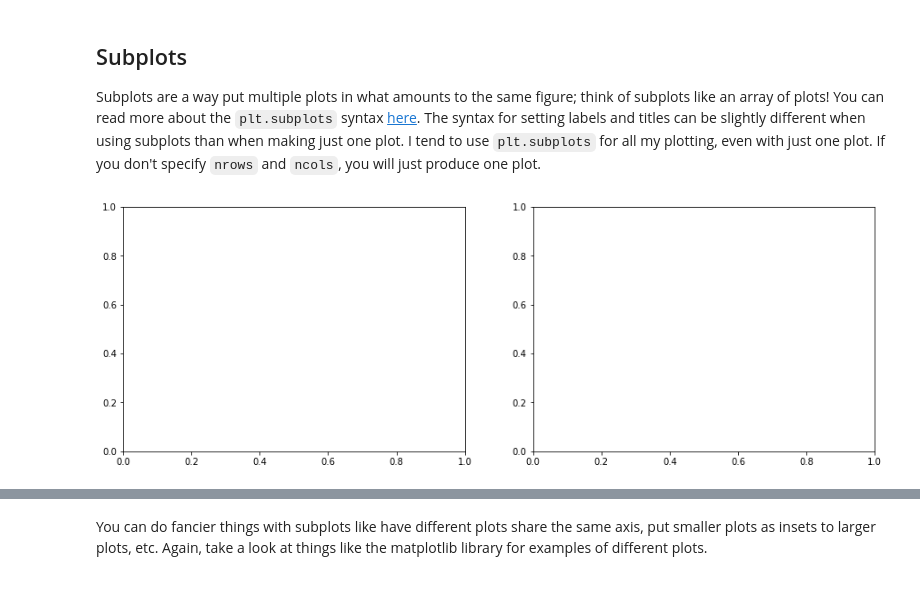
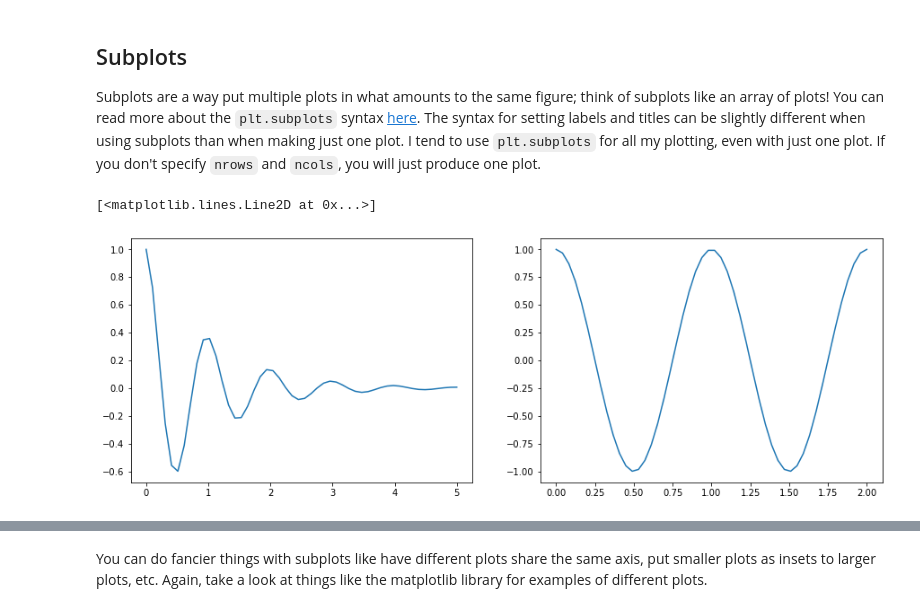
Before and after one commit to tuckwise/astr3190sp22, a Jupyter notebook: lessons/06-plotting_capps.ipynb, the cells around one changed output, grey strips where cells are left out. Drawn from its saved outputs; the diff is of its cells as text; code cells hidden in the pictures.

```diff
--- a/lessons/06-plotting_capps.ipynb
+++ b/lessons/06-plotting_capps.ipynb
@@ -420,25 +441,27 @@ Subplots are a way put multiple plots in what amounts to the same figure; think
 # %%
 #set up a variable for the total figure, and for each subplot axis
 #figsize sets up the size of the total figure. You can play around with these
 # values to see what they do
 # nrows and ncols define the number of rows and columns, respectively
 fig, ax = plt.subplots(nrows=1,ncols=2,figsize=(15,5))
 
 #Define some x and y values for plotting:
 x1 = np.linspace(0.0, 5.0)
 x2 = np.linspace(0.0, 2.0)
 
 y1 = np.cos(2 * np.pi * x1) * np.exp(-x1)
 y2 = np.cos(2 * np.pi * x2)
 
 #Plot x1 and y1 on the first axis, ax[0]
-
+ax[0].plot(x1, y1)
 #The syntax for setting x and y labels is slightly different
 #when you're calling it on an individual axis
 
 #Do the same thing for the second axis, ax[1]
+ax[1].plot(x2, y2)
 # %% [output]
+[<matplotlib.lines.Line2D at 0x...>]
-[figure, old version]
+[figure, new version]
 # %%
 #Now create the same two plots, but instead of having them side by side, stack them on top of each other
 
```
Also changed, not shown: parts of 4 cells of this notebook.
